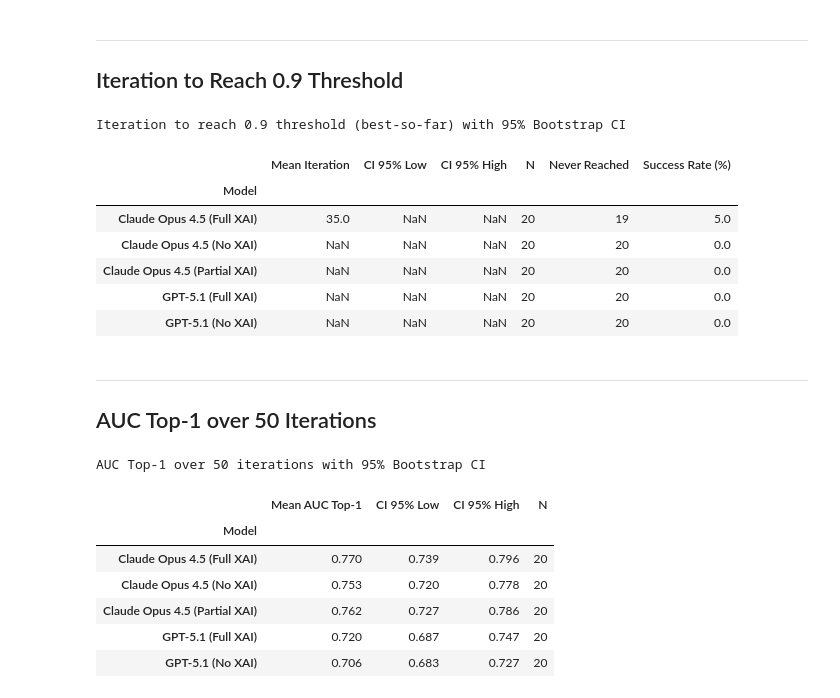
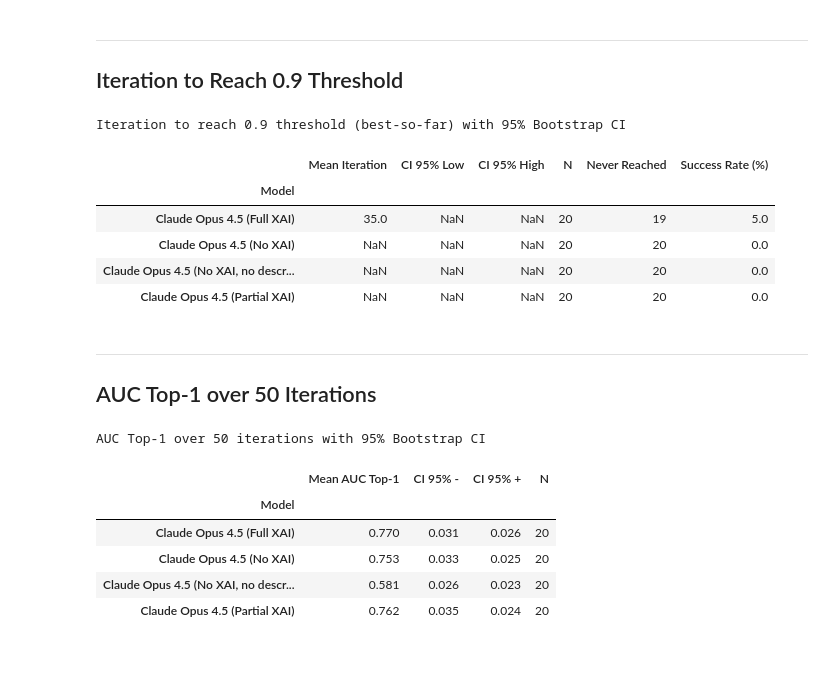
Before and after one commit to FabianKruger/molecule-optimization-agent, a Jupyter notebook: analysis/paper/xai_vs_no_xai_random_molecules.ipynb, the cells around one changed output. Saved outputs shown, nothing was run; the diff lists cells and outputs as text; code cells hidden in the pictures; blank space fills up the shorter version.

```diff
--- a/analysis/paper/xai_vs_no_xai_random_molecules.ipynb
+++ b/analysis/paper/xai_vs_no_xai_random_molecules.ipynb
@@ -18,10 +18,11 @@ RESULTS_DIR = Path("../../data/results/similarity_qed_pubchem")
 # Define experiment groups: (display_name, folder_name)
 GROUPS = [
     ("Claude Opus 4.5 (Full XAI)", "claude-opus-4.5_full_xai"),
+    ("Claude Opus 4.5 (Partial XAI)", "claude-opus-4.5_partial_xai_None"),
     ("Claude Opus 4.5 (No XAI)", "claude-opus-4.5_no_xai"),
-    ("Claude Opus 4.5 (Partial XAI)", "claude-opus-4.5_partial_xai_None"),
-    ("GPT-5.1 (Full XAI)", "gpt-5.1_full_xai"),
-    ("GPT-5.1 (No XAI)", "gpt-5.1_no_xai"),
+    ("Claude Opus 4.5 (No XAI, no description)", "claude-opus-4.5_no_description_None"),
+    #("GPT-5.1 (Full XAI)", "gpt-5.1_full_xai"),
+    #("GPT-5.1 (No XAI)", "gpt-5.1_no_xai"),
 ]
 # %% [markdown]
 ## Loading Data
@@ -224,9 +224,8 @@ Iteration to reach 0.9 threshold (best-so-far) with 95% Bootstrap CI
 | Model |  |  |  |  |  |  |
 | Claude Opus 4.5 (Full XAI) | 35.0 | NaN | NaN | 20 | 19 | 5.0 |
 | Claude Opus 4.5 (No XAI) | NaN | NaN | NaN | 20 | 20 | 0.0 |
+| Claude Opus 4.5 (No XAI, no descr... | NaN | NaN | NaN | 20 | 20 | 0.0 |
 | Claude Opus 4.5 (Partial XAI) | NaN | NaN | NaN | 20 | 20 | 0.0 |
-| GPT-5.1 (Full XAI) | NaN | NaN | NaN | 20 | 20 | 0.0 |
-| GPT-5.1 (No XAI) | NaN | NaN | NaN | 20 | 20 | 0.0 |
 # %% [markdown]
 ---
 ## AUC Top-1 over 50 Iterations
@@ -256,23 +255,34 @@ def compute_auc_top1(group_df, max_oracle_calls=50):
         if score > best_score:
             best_score = score
 
+        # Store best-so-far at this oracle call
+        # Note: This correctly handles the step function nature of best-so-far
         best_at_call[oracle_call] = best_score
+
+    if not best_at_call:
+        # No data points within max_oracle_calls
+        return 0.0
 
     oracle_calls = sorted(best_at_call.keys())
 
-    # Compute AUC as sum of rectangles
+    # Compute AUC as sum of rectangles (left Riemann sum for step function)
+    # For a step function, the value at the start of an interval applies to the entire interval
     auc = 0.0
     prev_call = 0
     prev_best = 0.0
 
     for call in oracle_calls:
+        # Rectangle from prev_call to call with height prev_best
+        # This is correct: the best-so-far at prev_call applies to [prev_call, call)
         auc += prev_best * (call - prev_call)
         prev_call = call
         prev_best = best_at_call[call]
 
-    # Extend to max_oracle_calls
+    # Extend to max_oracle_calls using the last known best score
+    # This assumes the best score remains constant from the last call to max_oracle_calls
     auc += prev_best * (max_oracle_calls - prev_call)
 
+    # Normalize by max_oracle_calls to get average best-so-far score
     return auc / max_oracle_calls
 
 
@@ -281,39 +291,41 @@ MAX_ORACLE_CALLS = 50
 
 auc_records = []
 for (model, target_mol), group in df.groupby(['model', 'target_molecule']):
     auc = compute_auc_top1(group, MAX_ORACLE_CALLS)
     auc_records.append({
         'model': model,
         'target_molecule': target_mol,
         'auc_top1': auc
     })
 
 auc_df = pd.DataFrame(auc_records)
 
 # Summarize by model with bootstrap CI
 auc_summary_rows = []
 for model, group in auc_df.groupby('model'):
     values = group['auc_top1']
     mean_val = values.mean()
     ci_low, ci_high = bootstrap_ci(values)
+    # Compute distances from mean to CI bounds
+    ci_low_dist = mean_val - ci_low  # Distance below mean
+    ci_high_dist = ci_high - mean_val  # Distance above mean
     auc_summary_rows.append({
         "Model": model,
         "Mean AUC Top-1": mean_val,
-        "CI 95% Low": ci_low,
-        "CI 95% High": ci_high,
+        "CI 95% -": ci_low_dist,
+        "CI 95% +": ci_high_dist,
         "N": len(values),
     })
 
 auc_summary = pd.DataFrame(auc_summary_rows).set_index("Model").round(3)
 
 print(f"AUC Top-1 over {MAX_ORACLE_CALLS} iterations with 95% Bootstrap CI")
 auc_summary
 # %% [output]
 AUC Top-1 over 50 iterations with 95% Bootstrap CI
-|  | Mean AUC Top-1 | CI 95% Low | CI 95% High | N |
+|  | Mean AUC Top-1 | CI 95% - | CI 95% + | N |
 | Model |  |  |  |  |
-| Claude Opus 4.5 (Full XAI) | 0.770 | 0.739 | 0.796 | 20 |
-| Claude Opus 4.5 (No XAI) | 0.753 | 0.720 | 0.778 | 20 |
-| Claude Opus 4.5 (Partial XAI) | 0.762 | 0.727 | 0.786 | 20 |
-| GPT-5.1 (Full XAI) | 0.720 | 0.687 | 0.747 | 20 |
-| GPT-5.1 (No XAI) | 0.706 | 0.683 | 0.727 | 20 |
+| Claude Opus 4.5 (Full XAI) | 0.770 | 0.031 | 0.026 | 20 |
+| Claude Opus 4.5 (No XAI) | 0.753 | 0.033 | 0.025 | 20 |
+| Claude Opus 4.5 (No XAI, no descr... | 0.581 | 0.026 | 0.023 | 20 |
+| Claude Opus 4.5 (Partial XAI) | 0.762 | 0.035 | 0.024 | 20 |
```
Also changed, not shown: parts of 3 cells of this notebook, 2 other files.
